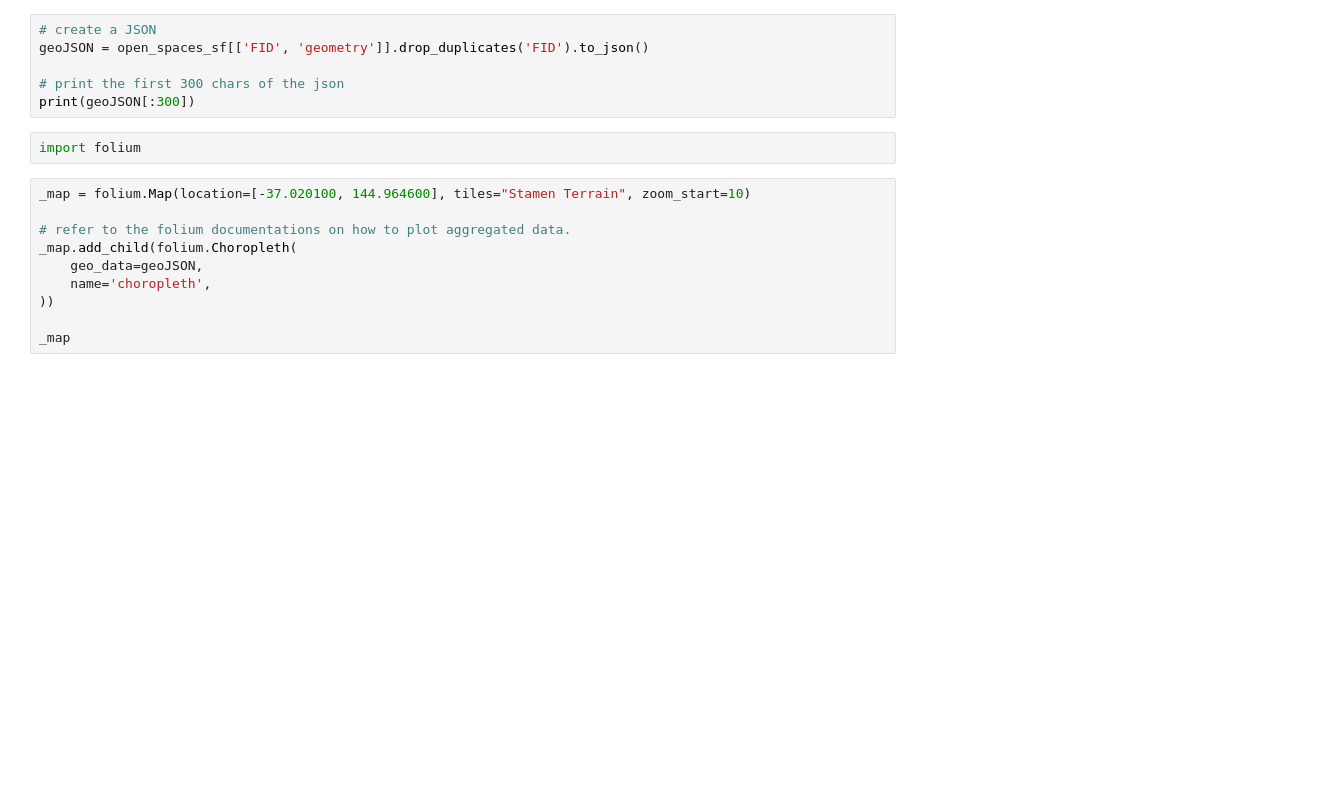
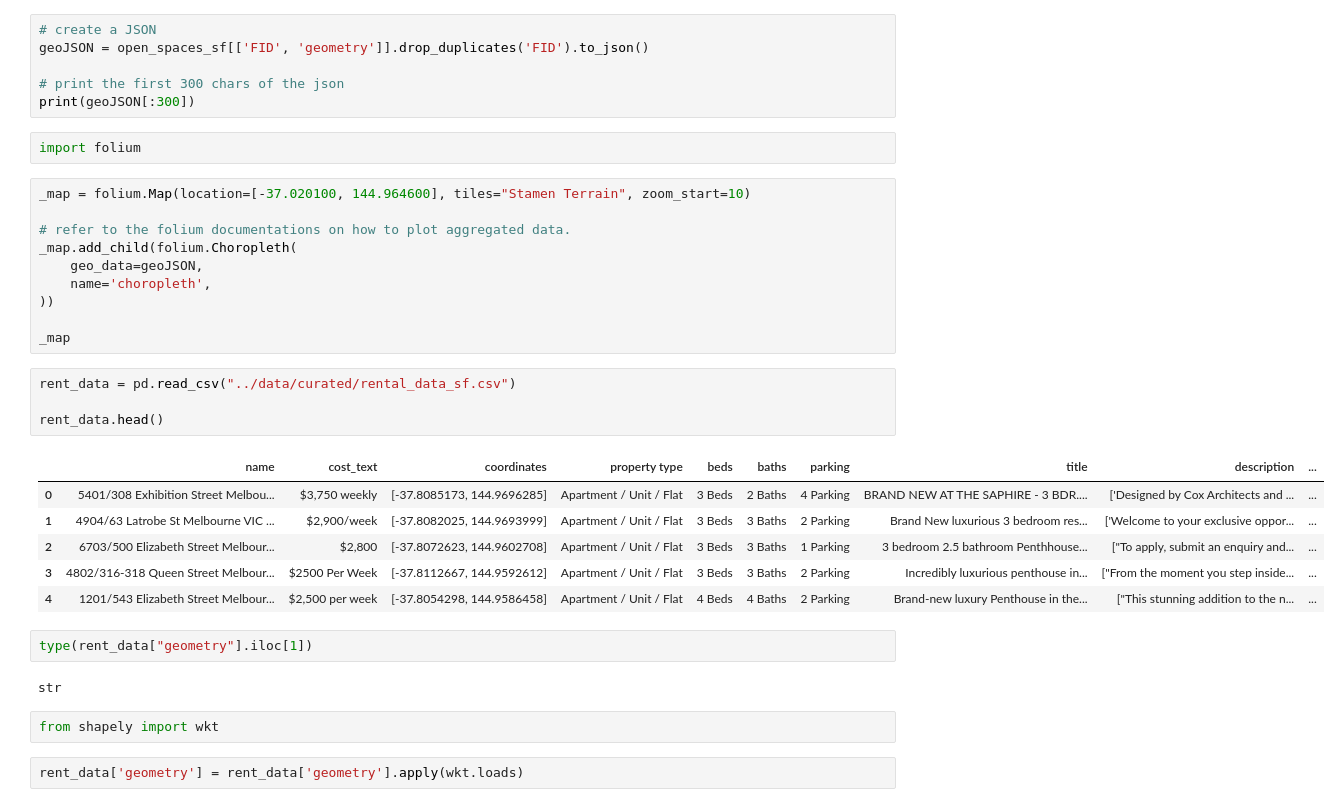
Before and after one commit to stephenmarcou/Real-Estate-Industry-Project, a Jupyter notebook: notebooks/open_space.ipynb, the cells around one changed output. Cells and saved outputs as stored; diff of their text form; blank space fills up the shorter version.

```diff
--- a/notebooks/open_space.ipynb
+++ b/notebooks/open_space.ipynb
@@ -32,3 +131,22 @@ _map.add_child(folium.Choropleth(
 ))
 
 _map
+# %%
+rent_data = pd.read_csv("../data/curated/rental_data_sf.csv")
+
+rent_data.head()
+# %% [output]
+|  | name | cost_text | coordinates | property type | beds | baths | parking | title | description | ... |
+| 0 | 5401/308 Exhibition Street Melbou... | $3,750 weekly | [-37.8085173, 144.9696285] | Apartment / Unit / Flat | 3 Beds | 2 Baths | 4 Parking | BRAND NEW AT THE SAPHIRE - 3 BDR.... | ['Designed by Cox Architects and ... | ... |
+| 1 | 4904/63 Latrobe St Melbourne VIC ... | $2,900/week | [-37.8082025, 144.9693999] | Apartment / Unit / Flat | 3 Beds | 3 Baths | 2 Parking | Brand New luxurious 3 bedroom res... | ['Welcome to your exclusive oppor... | ... |
+| 2 | 6703/500 Elizabeth Street Melbour... | $2,800 | [-37.8072623, 144.9602708] | Apartment / Unit / Flat | 3 Beds | 3 Baths | 1 Parking | 3 bedroom 2.5 bathroom Penthhouse... | ["To apply, submit an enquiry and... | ... |
+| 3 | 4802/316-318 Queen Street Melbour... | $2500 Per Week | [-37.8112667, 144.9592612] | Apartment / Unit / Flat | 3 Beds | 3 Baths | 2 Parking | Incredibly luxurious penthouse in... | ["From the moment you step inside... | ... |
+| 4 | 1201/543 Elizabeth Street Melbour... | $2,500 per week | [-37.8054298, 144.9586458] | Apartment / Unit / Flat | 4 Beds | 4 Baths | 2 Parking | Brand-new luxury Penthouse in the... | ["This stunning addition to the n... | ... |
+# %%
+type(rent_data["geometry"].iloc[1])
+# %% [output]
+str
+# %%
+from shapely import wkt
+# %%
+rent_data['geometry'] = rent_data['geometry'].apply(wkt.loads)
```
Also changed, not shown: parts of 37 cells of this notebook, 6 other files.
